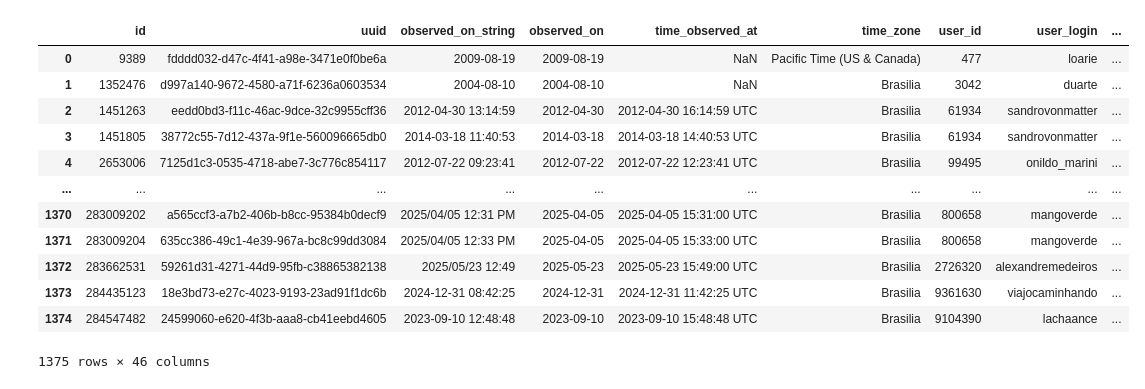
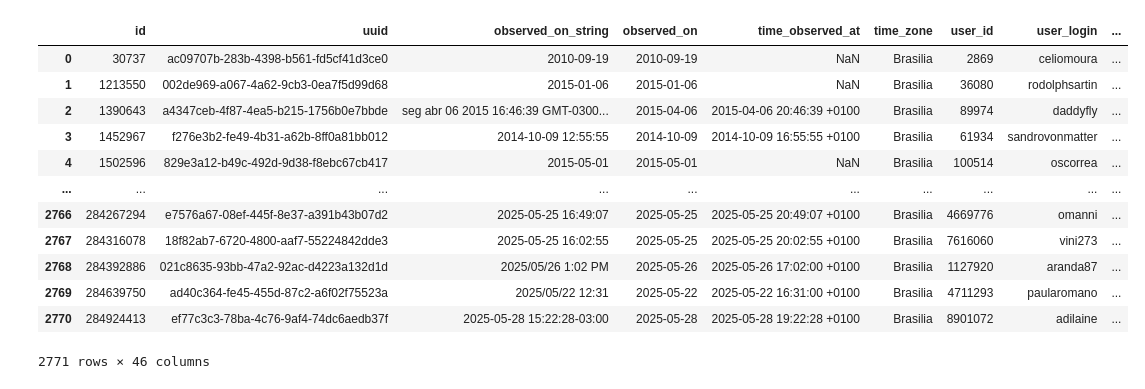
Before and after one commit to costaleirbag/saguis, a Jupyter notebook: notebooks/consertando_localidades_v02_novos_dados.ipynb, the cells around one changed output. Saved outputs shown, nothing was run; the diff lists cells and outputs as text; code cells hidden in the pictures.

```diff
--- a/notebooks/consertando_localidades_v02_novos_dados.ipynb
+++ b/notebooks/consertando_localidades_v02_novos_dados.ipynb
@@ -1,33 +1,33 @@
 # %%
 import pandas as pd
 
 
-specie = 'jacchus'
+specie = 'penicillata'
 
 dict_data = {'jacchus': 'observations-580259',
              'aurita': 'observations-580257',
              'penicillata': 'observations-580262'}
 
 
 
 path = f'../data/notebooks_data/{dict_data[specie]}.csv'
 
 df = pd.read_csv(path)
 df
 # %% [output]
 |  | id | uuid | observed_on_string | observed_on | time_observed_at | time_zone | user_id | user_login | ... |
-| 0 | 9389 | fdddd032-d47c-4f41-a98e-3471e0f0be6a | 2009-08-19 | 2009-08-19 | NaN | Pacific Time (US & Canada) | 477 | loarie | ... |
-| 1 | 1352476 | d997a140-9672-4580-a71f-6236a0603534 | 2004-08-10 | 2004-08-10 | NaN | Brasilia | 3042 | duarte | ... |
-| 2 | 1451263 | eedd0bd3-f11c-46ac-9dce-32c9955cff36 | 2012-04-30 13:14:59 | 2012-04-30 | 2012-04-30 16:14:59 UTC | Brasilia | 61934 | sandrovonmatter | ... |
-| 3 | 1451805 | 38772c55-7d12-437a-9f1e-560096665db0 | 2014-03-18 11:40:53 | 2014-03-18 | 2014-03-18 14:40:53 UTC | Brasilia | 61934 | sandrovonmatter | ... |
-| 4 | 2653006 | 7125d1c3-0535-4718-abe7-3c776c854117 | 2012-07-22 09:23:41 | 2012-07-22 | 2012-07-22 12:23:41 UTC | Brasilia | 99495 | onildo_marini | ... |
+| 0 | 30737 | ac09707b-283b-4398-b561-fd5cf41d3ce0 | 2010-09-19 | 2010-09-19 | NaN | Brasilia | 2869 | celiomoura | ... |
+| 1 | 1213550 | 002de969-a067-4a62-9cb3-0ea7f5d99d68 | 2015-01-06 | 2015-01-06 | NaN | Brasilia | 36080 | rodolphsartin | ... |
+| 2 | 1390643 | a4347ceb-4f87-4ea5-b215-1756b0e7bbde | seg abr 06 2015 16:46:39 GMT-0300... | 2015-04-06 | 2015-04-06 20:46:39 +0100 | Brasilia | 89974 | daddyfly | ... |
+| 3 | 1452967 | f276e3b2-fe49-4b31-a62b-8ff0a81bb012 | 2014-10-09 12:55:55 | 2014-10-09 | 2014-10-09 16:55:55 +0100 | Brasilia | 61934 | sandrovonmatter | ... |
+| 4 | 1502596 | 829e3a12-b49c-492d-9d38-f8ebc67cb417 | 2015-05-01 | 2015-05-01 | NaN | Brasilia | 100514 | oscorrea | ... |
 | ... | ... | ... | ... | ... | ... | ... | ... | ... | ... |
-| 1370 | 283009202 | a565ccf3-a7b2-406b-b8cc-95384b0decf9 | 2025/04/05 12:31 PM | 2025-04-05 | 2025-04-05 15:31:00 UTC | Brasilia | 800658 | mangoverde | ... |
-| 1371 | 283009204 | 635cc386-49c1-4e39-967a-bc8c99dd3084 | 2025/04/05 12:33 PM | 2025-04-05 | 2025-04-05 15:33:00 UTC | Brasilia | 800658 | mangoverde | ... |
-| 1372 | 283662531 | 59261d31-4271-44d9-95fb-c38865382138 | 2025/05/23 12:49 | 2025-05-23 | 2025-05-23 15:49:00 UTC | Brasilia | 2726320 | alexandremedeiros | ... |
-| 1373 | 284435123 | 18e3bd73-e27c-4023-9193-23ad91f1dc6b | 2024-12-31 08:42:25 | 2024-12-31 | 2024-12-31 11:42:25 UTC | Brasilia | 9361630 | viajocaminhando | ... |
-| 1374 | 284547482 | 24599060-e620-4f3b-aaa8-cb41eebd4605 | 2023-09-10 12:48:48 | 2023-09-10 | 2023-09-10 15:48:48 UTC | Brasilia | 9104390 | lachaance | ... |
+| 2766 | 284267294 | e7576a67-08ef-445f-8e37-a391b43b07d2 | 2025-05-25 16:49:07 | 2025-05-25 | 2025-05-25 20:49:07 +0100 | Brasilia | 4669776 | omanni | ... |
+| 2767 | 284316078 | 18f82ab7-6720-4800-aaf7-55224842dde3 | 2025-05-25 16:02:55 | 2025-05-25 | 2025-05-25 20:02:55 +0100 | Brasilia | 7616060 | vini273 | ... |
+| 2768 | 284392886 | 021c8635-93bb-47a2-92ac-d4223a132d1d | 2025/05/26 1:02 PM | 2025-05-26 | 2025-05-26 17:02:00 +0100 | Brasilia | 1127920 | aranda87 | ... |
+| 2769 | 284639750 | ad40c364-fe45-455d-87c2-a6f02f75523a | 2025/05/22 12:31 | 2025-05-22 | 2025-05-22 16:31:00 +0100 | Brasilia | 4711293 | paularomano | ... |
+| 2770 | 284924413 | ef77c3c3-78ba-4c76-9af4-74dc6aedb37f | 2025-05-28 15:22:28-03:00 | 2025-05-28 | 2025-05-28 19:22:28 +0100 | Brasilia | 8901072 | adilaine | ... |
-1375 rows × 46 columns
+2771 rows × 46 columns
 # %%
 df_new = pd.read_csv(f'../data/csv/{specie}.csv')
 df_new
```
Also changed, not shown: parts of 8 cells of this notebook, 17 other files.
